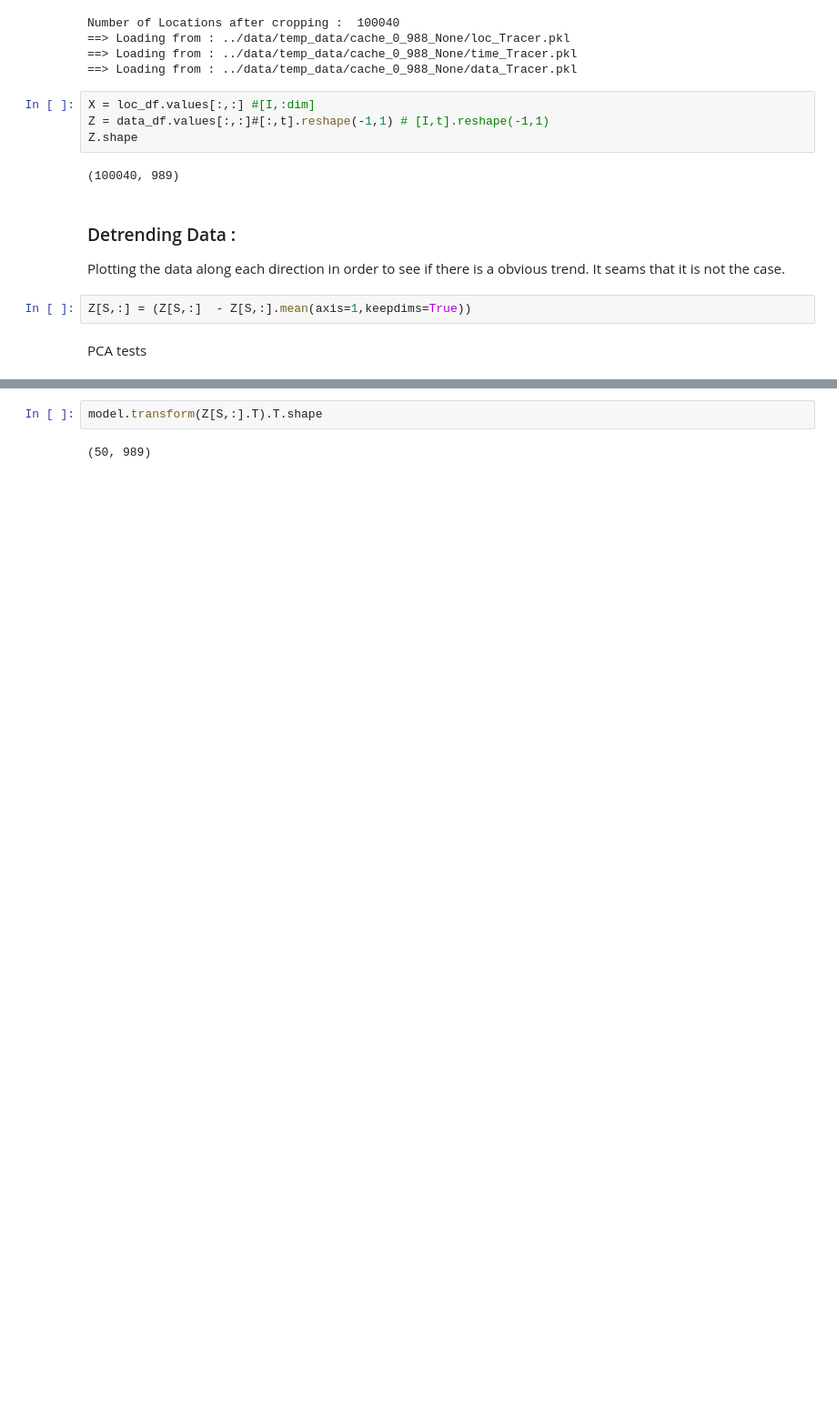
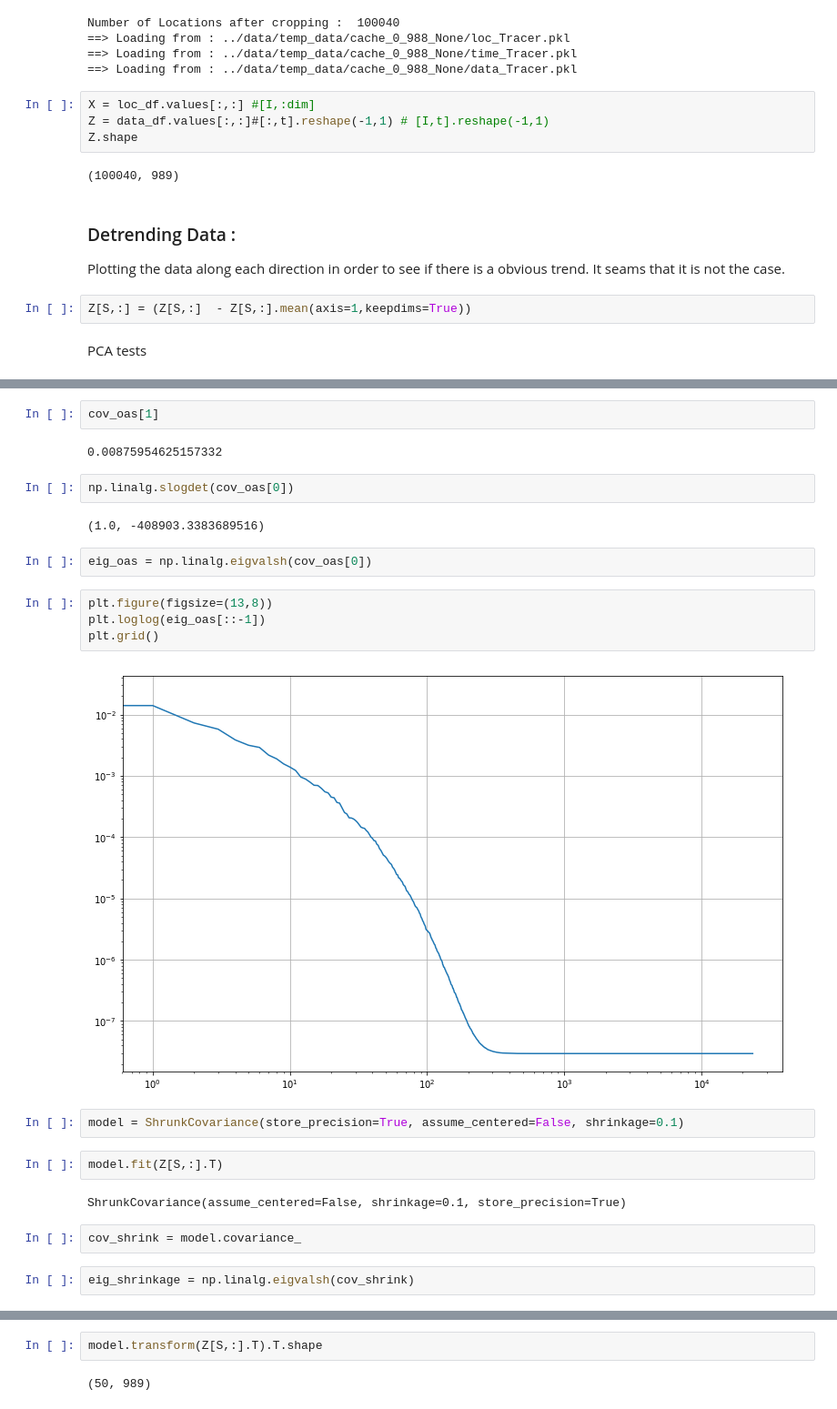
Before and after one commit to adrianlwn/MScProject_OptSensors_GP, a Jupyter notebook: Sensor Optimisation PCA.ipynb, the cells around one changed output, grey strips where cells are left out. Shown at 91% size. Cells and saved outputs as stored; diff of their text form; blank space fills up the shorter version.

```diff
--- a/Sensor Optimisation PCA.ipynb
+++ b/Sensor Optimisation PCA.ipynb
@@ -102,0 +150,26 @@ Z[S,:].shape[0]
+# %%
+cov_oas[1]
+# %% [output]
+0.00875954625157332
+# %%
+np.linalg.slogdet(cov_oas[0])
+# %% [output]
+(1.0, -408903.3383689516)
+# %%
+eig_oas = np.linalg.eigvalsh(cov_oas[0])
+# %%
+plt.figure(figsize=(13,8))
+plt.loglog(eig_oas[::-1])
+plt.grid()
+# %% [output]
+[figure, added]
+# %%
+model = ShrunkCovariance(store_precision=True, assume_centered=False, shrinkage=0.1)
+# %%
+model.fit(Z[S,:].T)
+# %% [output]
+ShrunkCovariance(assume_centered=False, shrinkage=0.1, store_precision=True)
+# %%
+cov_shrink = model.covariance_
+# %%
+eig_shrinkage = np.linalg.eigvalsh(cov_shrink)
```
Also changed, not shown: parts of 44 cells of this notebook.
